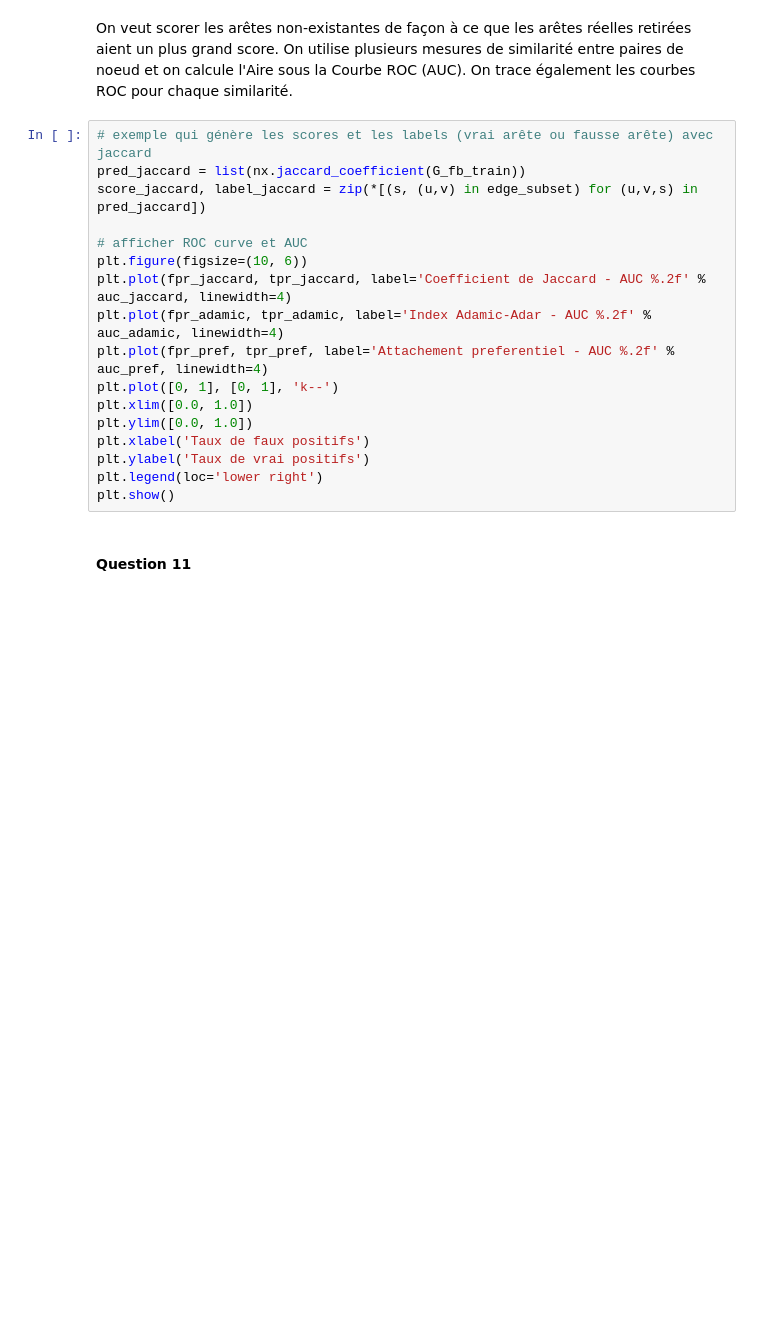
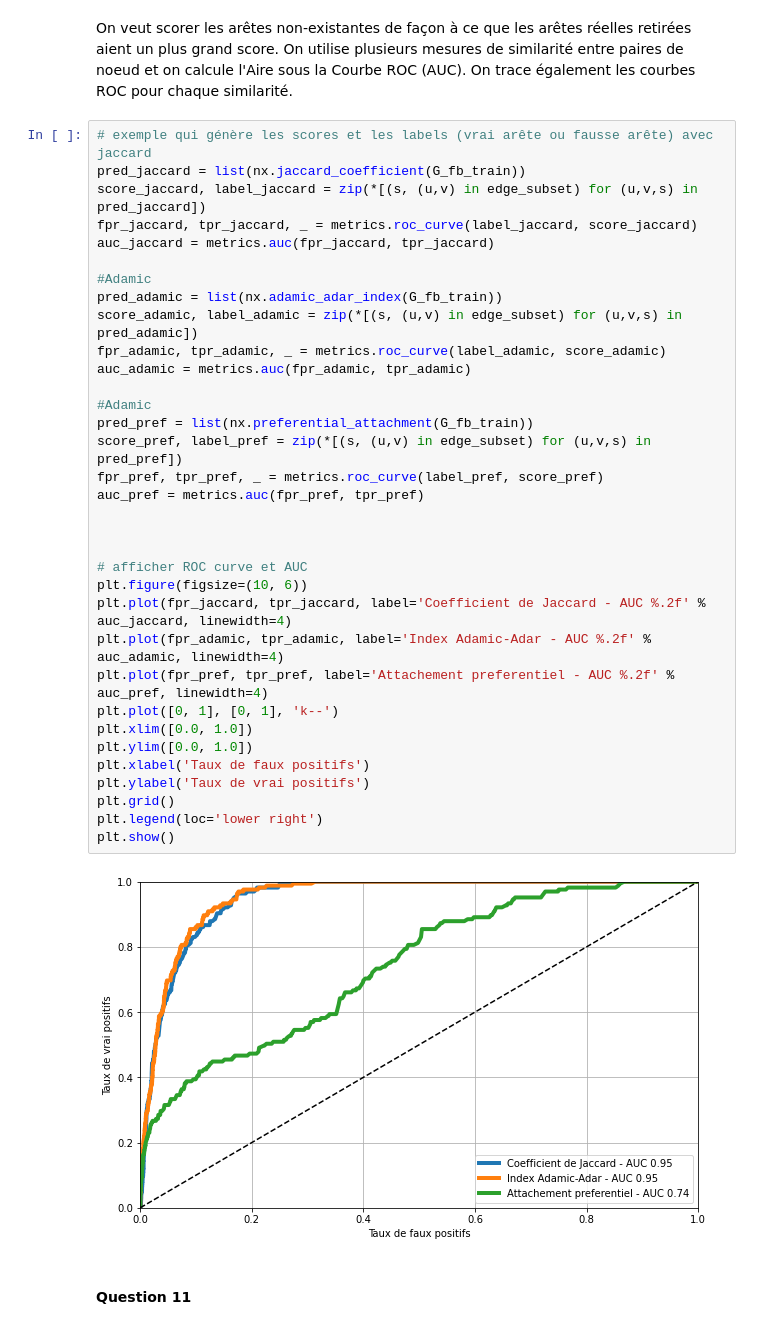
Before and after one commit to mlanvin/dad-graph, a Jupyter notebook: tp-graphs.ipynb, the cells around one changed output. Cells and saved outputs as stored; diff of their text form; blank space fills up the shorter version.

```diff
--- a/tp-graphs.ipynb
+++ b/tp-graphs.ipynb
@@ -418,20 +433,39 @@ On veut scorer les arêtes non-existantes de façon à ce que les arêtes réell
 # %%
 # exemple qui génère les scores et les labels (vrai arête ou fausse arête) avec jaccard
 pred_jaccard = list(nx.jaccard_coefficient(G_fb_train))
 score_jaccard, label_jaccard = zip(*[(s, (u,v) in edge_subset) for (u,v,s) in pred_jaccard])
+fpr_jaccard, tpr_jaccard, _ = metrics.roc_curve(label_jaccard, score_jaccard)
+auc_jaccard = metrics.auc(fpr_jaccard, tpr_jaccard)
+
+#Adamic
+pred_adamic = list(nx.adamic_adar_index(G_fb_train))
+score_adamic, label_adamic = zip(*[(s, (u,v) in edge_subset) for (u,v,s) in pred_adamic])
+fpr_adamic, tpr_adamic, _ = metrics.roc_curve(label_adamic, score_adamic)
+auc_adamic = metrics.auc(fpr_adamic, tpr_adamic)
+
+#Adamic
+pred_pref = list(nx.preferential_attachment(G_fb_train))
+score_pref, label_pref = zip(*[(s, (u,v) in edge_subset) for (u,v,s) in pred_pref])
+fpr_pref, tpr_pref, _ = metrics.roc_curve(label_pref, score_pref)
+auc_pref = metrics.auc(fpr_pref, tpr_pref)
+
+
 
 # afficher ROC curve et AUC
 plt.figure(figsize=(10, 6))
 plt.plot(fpr_jaccard, tpr_jaccard, label='Coefficient de Jaccard - AUC %.2f' % auc_jaccard, linewidth=4)
 plt.plot(fpr_adamic, tpr_adamic, label='Index Adamic-Adar - AUC %.2f' % auc_adamic, linewidth=4)
 plt.plot(fpr_pref, tpr_pref, label='Attachement preferentiel - AUC %.2f' % auc_pref, linewidth=4)
 plt.plot([0, 1], [0, 1], 'k--')
 plt.xlim([0.0, 1.0])
 plt.ylim([0.0, 1.0])
 plt.xlabel('Taux de faux positifs')
 plt.ylabel('Taux de vrai positifs')
+plt.grid()
 plt.legend(loc='lower right')
 plt.show()
+# %% [output]
+[figure, added]
 # %% [markdown]
 #### Question 11
 # %% [markdown]
```
Also changed, not shown: parts of 27 cells of this notebook.
